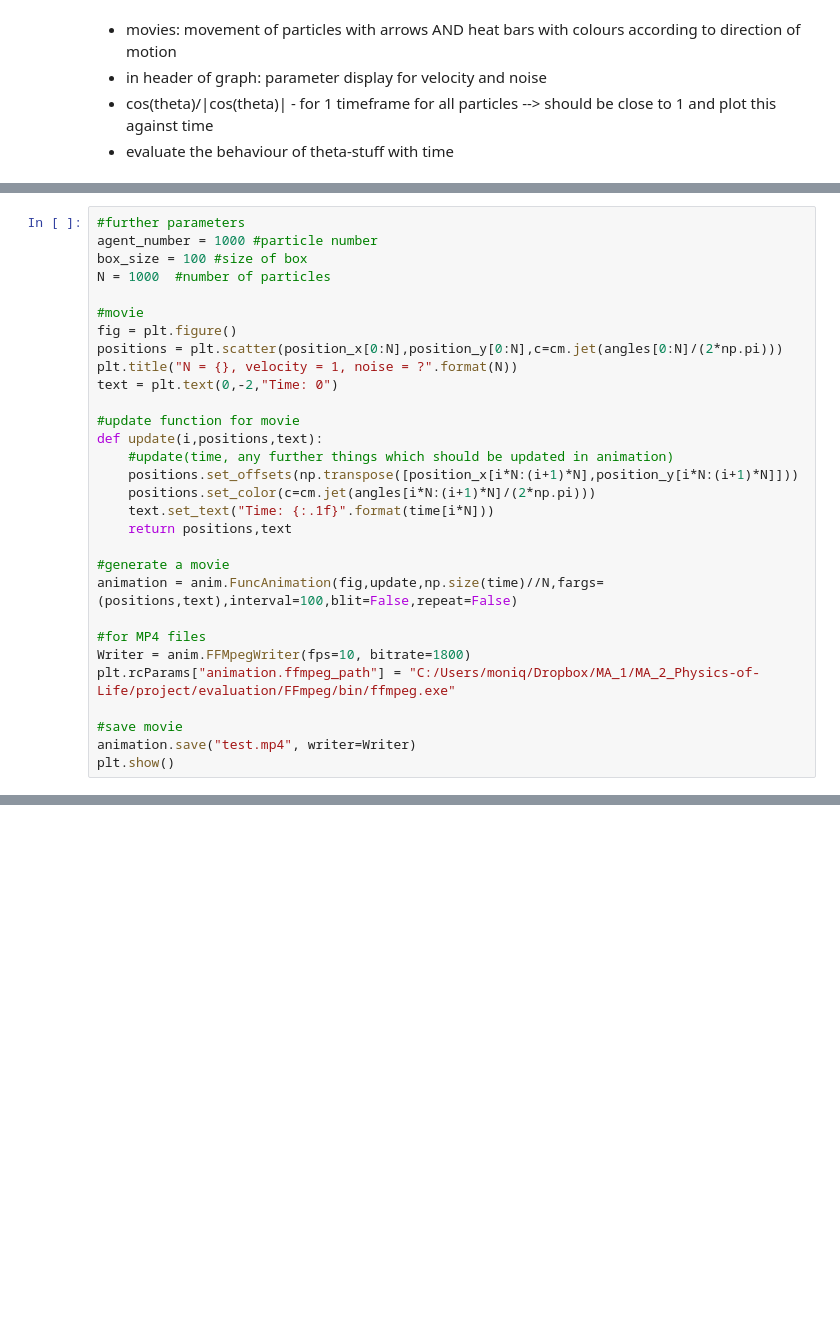
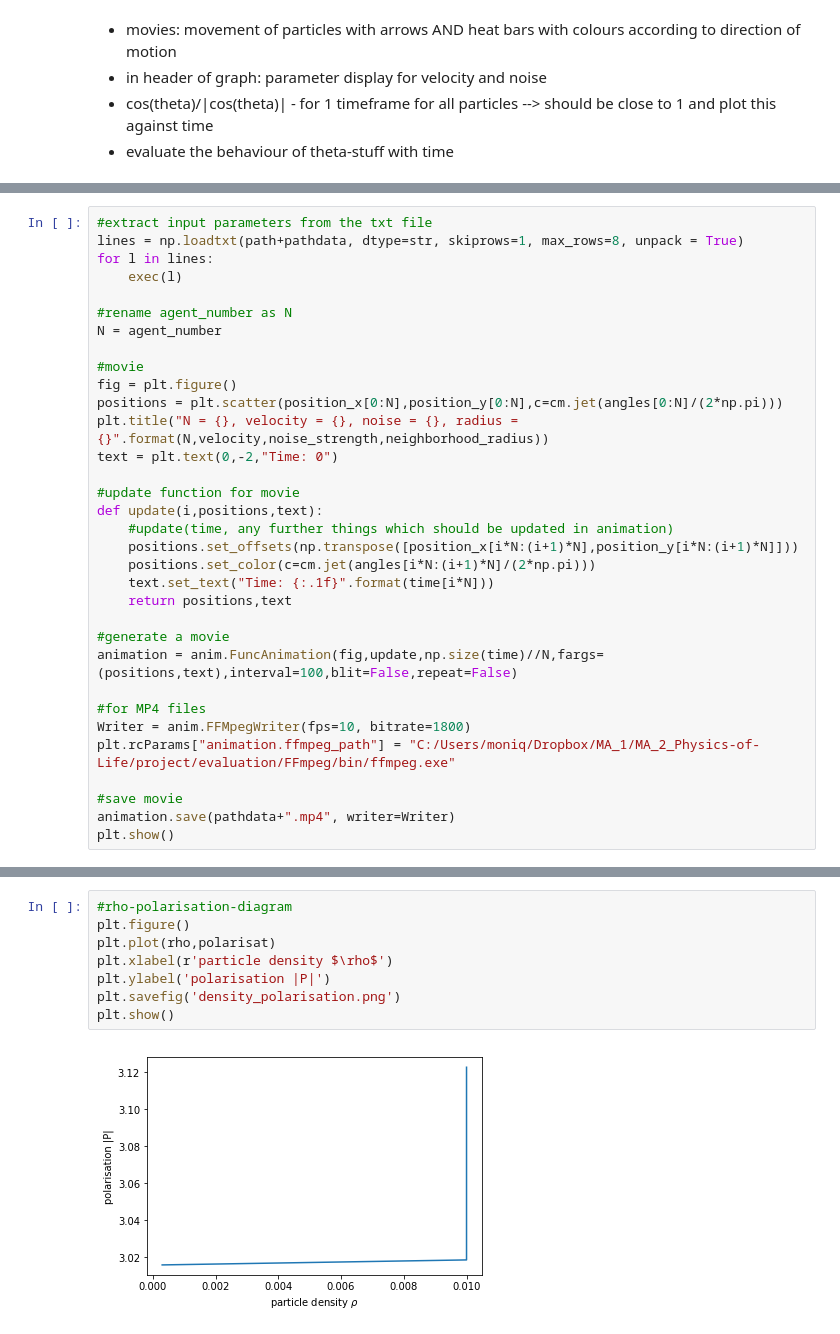
Before and after one commit to mgaimann/pol19-vicsek-model, a Jupyter notebook: src/evaluation.ipynb, the cells around one changed output, grey strips where cells are left out. Saved outputs shown, nothing was run; the diff lists cells and outputs as text; blank space fills up the shorter version.

```diff
--- a/src/evaluation.ipynb
+++ b/src/evaluation.ipynb
@@ -20,13 +21,16 @@ time, agent_index, position_x, position_y, angles = np.loadtxt(pathdata,float,sk
 # %%
-#further parameters
-agent_number = 1000 #particle number
-box_size = 100 #size of box
-N = 1000  #number of particles
+#extract input parameters from the txt file
+lines = np.loadtxt(path+pathdata, dtype=str, skiprows=1, max_rows=8, unpack = True)
+for l in lines:
+    exec(l)
+
+#rename agent_number as N
+N = agent_number
 
 #movie
 fig = plt.figure()
 positions = plt.scatter(position_x[0:N],position_y[0:N],c=cm.jet(angles[0:N]/(2*np.pi)))
-plt.title("N = {}, velocity = 1, noise = ?".format(N))
+plt.title("N = {}, velocity = {}, noise = {}, radius = {}".format(N,velocity,noise_strength,neighborhood_radius))
 text = plt.text(0,-2,"Time: 0")
 
 #update function for movie
@@ -45,5 +49,5 @@ Writer = anim.FFMpegWriter(fps=10, bitrate=1800)
 plt.rcParams["animation.ffmpeg_path"] = "C:/Users/moniq/Dropbox/MA_1/MA_2_Physics-of-Life/project/evaluation/FFmpeg/bin/ffmpeg.exe"
 
 #save movie
-animation.save("test.mp4", writer=Writer)
+animation.save(pathdata+".mp4", writer=Writer)
 plt.show()
@@ -51,0 +169,10 @@ plt.show()
+# %%
+#rho-polarisation-diagram
+plt.figure()
+plt.plot(rho,polarisat)
+plt.xlabel(r'particle density $\rho$')
+plt.ylabel('polarisation |P|')
+plt.savefig('density_polarisation.png')
+plt.show()
+# %% [output]
+[figure, added]
```
Also changed, not shown: parts of 9 cells of this notebook.
